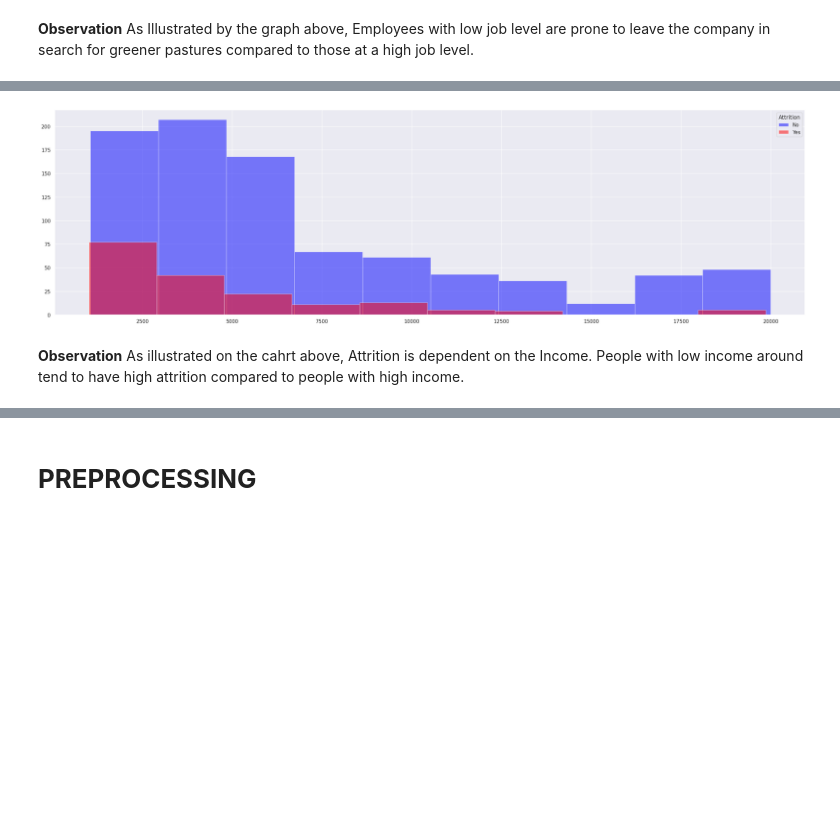
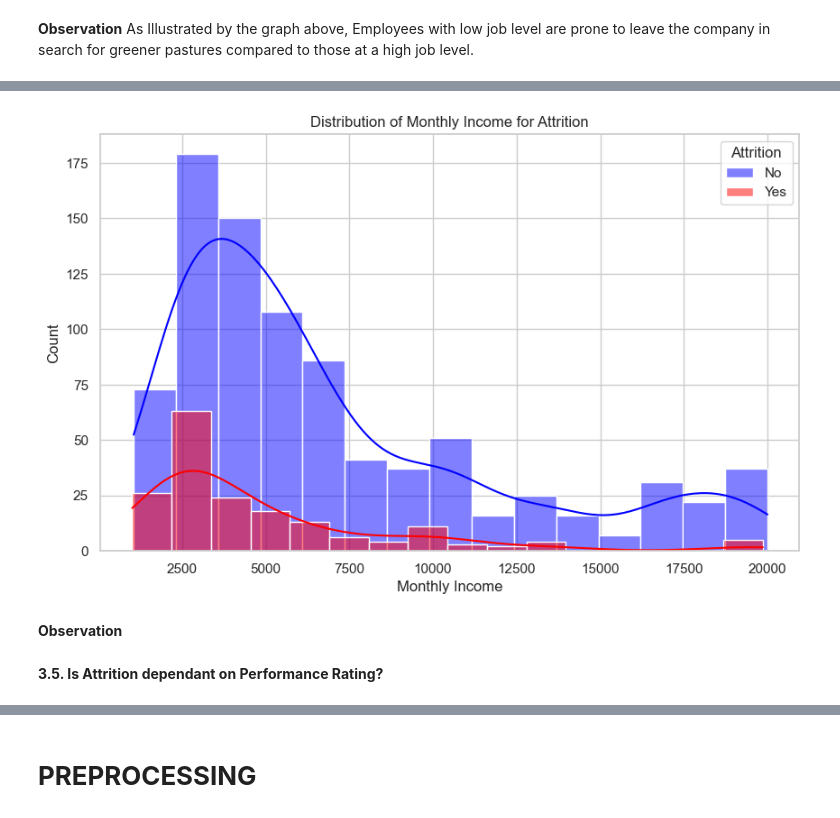
Before and after one commit to Tshifhumulo10/IBM-Employee-Attrition, a Jupyter notebook: IBM Employee Attrition.ipynb, the cells around one changed output, grey strips where cells are left out. Saved outputs shown, nothing was run; the diff lists cells and outputs as text; code cells hidden in the pictures; blank space fills up the shorter version.

```diff
--- a/IBM Employee Attrition.ipynb
+++ b/IBM Employee Attrition.ipynb
@@ -26,7 +38,7 @@ https://www.kaggle.com/code/rohitsahoo/ibm-employee-attrition-analysis-and-predi
 # %% [markdown]
 #**Reading the data into pandas**
 # %%
-df=pd.read_csv('/content/train.csv')
+df=pd.read_csv('train.csv')
 df
 # %% [output]
 |  | Age | Attrition | BusinessTravel | DailyRate | Department | DistanceFromHome | Education | ... |
@@ -56,7 +75,5 @@ WorkLifeBalance= {1:'Bad', 2:'Good', 3:'Better', 4:'Best'}
 Attrition={0:"No", 1: "Yes"}
 # %% [markdown]
 # **PREPROCESSING**
-# %%
-df['Attrition']=df['Attrition'].replace(Attrition)
 # %% [markdown]
 **DATASET SUMMARY**
@@ -158,10 +175,20 @@ As illustrated on the chart above, attrition Peaks at the age of 31 and  thereaf
 # %%
-Data=pd.crosstab(index=df['JobLevel'].replace('JobLevel'), columns=df['Attrition'], normalize=False)
-plt.plot(Data.index, Data['No'], color='blue')
-plt.plot(Data.index, Data['Yes'], color='red')
+# Assuming you have a DataFrame named 'df'
+Data = pd.crosstab(index=df['JobLevel'].replace('JobLevel'), columns=df['Attrition'], normalize=False)
+
+# Reset the index to use 'JobLevel' as a column for plotting
+Data = Data.reset_index()
+
+# Create the line plot using Seaborn
+plt.figure(figsize=(10, 6))
+sns.set_palette(['blue', 'red'])
+sns.lineplot(x='JobLevel', y=0, data=Data, color='blue', label='No')
+sns.lineplot(x='JobLevel', y=1, data=Data, color='red', label='Yes')
 
 plt.ylabel('Count')
 plt.xlabel('Job Level')
 plt.title("Relationship between Job Level and Attrition")
-labels=[r'No', r"Yes"]
-plt.legend(labels, loc="best", title = "Attrition")
+labels = ['No', 'Yes']
+plt.legend(title="Attrition", labels=labels, loc="best")
+
+plt.show()
@@ -175,11 +204,22 @@ plt.legend(labels, loc="best", title = "Attrition")
 # %%
-Yes=df[df["Attrition"]=='Yes']
-No=df[df["Attrition"]=='No']
-plt.hist(No["MonthlyIncome"], alpha=0.5, label='No', color='blue')
-plt.hist(Yes["MonthlyIncome"], alpha=0.5, label='Yes', color='red')
-plt.legend(loc='upper right', title = "Attrition")
+# Assuming you have a DataFrame named 'df'
+Yes = df[df["Attrition"] == 1]
+No = df[df["Attrition"] == 0]
+
+# Creating histograms using Seaborn
+plt.figure(figsize=(10, 6))
+sns.histplot(data=No, x="MonthlyIncome", color='blue', alpha=0.5, label='No', kde=True)
+sns.histplot(data=Yes, x="MonthlyIncome", color='red', alpha=0.5, label='Yes', kde=True)
+
+# Labeling axis and adding title
+plt.xlabel('Monthly Income')
+plt.title("Distribution of Monthly Income for Attrition")
+plt.legend(loc='upper right', title="Attrition")
+
 plt.show()
 # %% [output]
-[figure, old version]
+[figure, new version]
-# %% [markdown]
-**Observation** As illustrated on the cahrt above, Attrition is dependent on the Income. People with low income around tend to have high attrition compared to people with high income.
+# %% [markdown]
+**Observation**
+# %% [markdown]
+**3.5. Is Attrition dependant on Performance Rating?**
```
Also changed, not shown: parts of 51 cells of this notebook, 11 other files.
